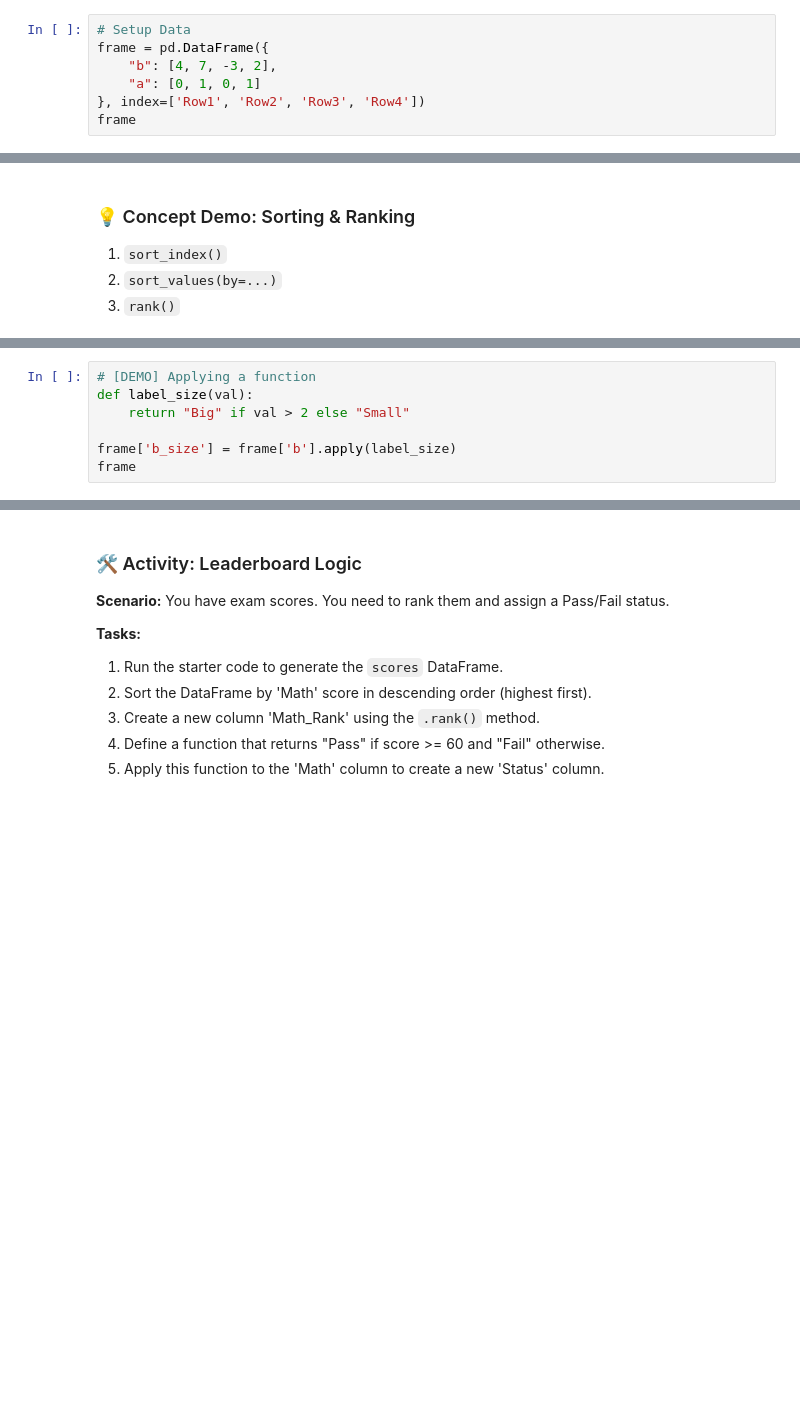
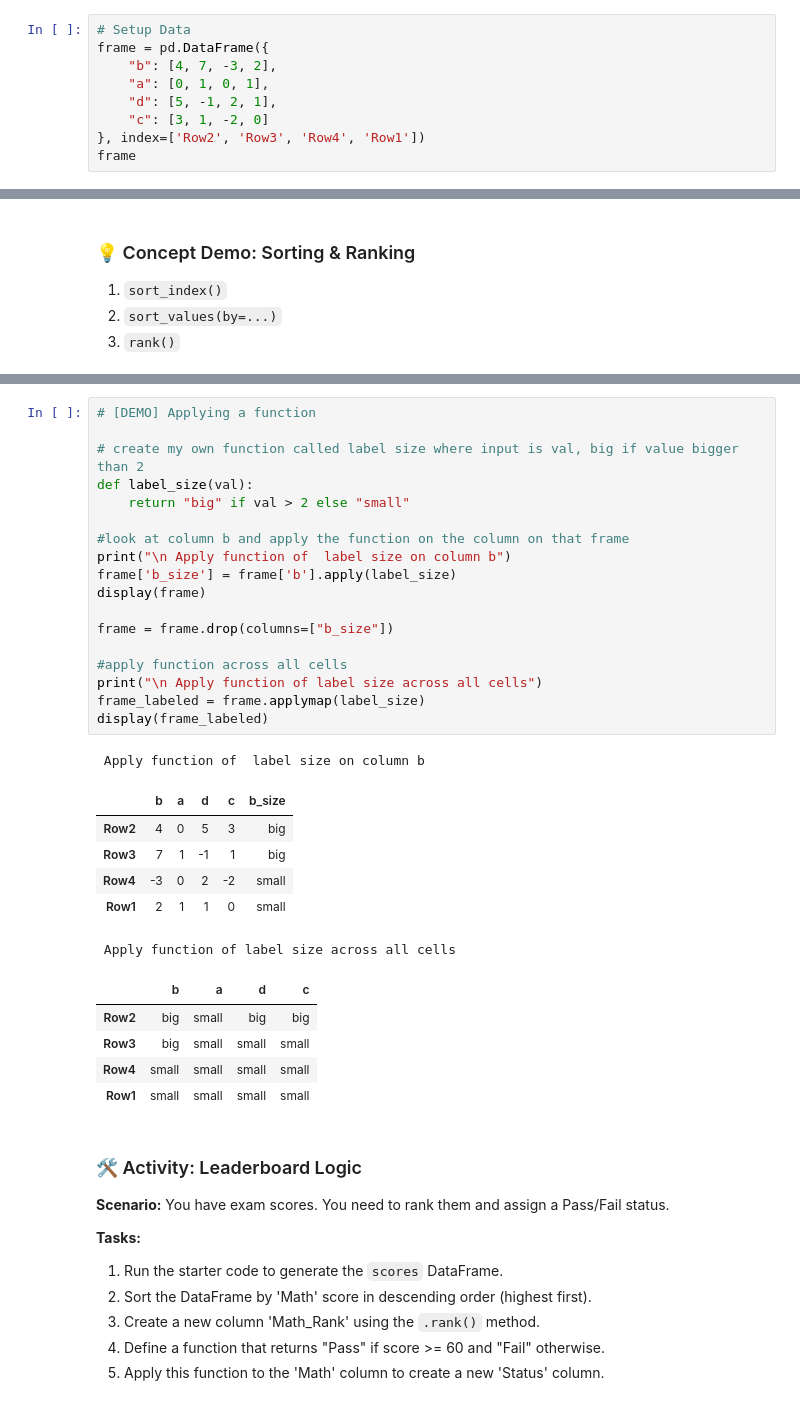
Before and after one commit to kennywong85/6m-data-1.7-intro-pandas, a Jupyter notebook: notebooks/pandas_lesson.ipynb, the cells around one changed output, grey strips where cells are left out. Saved outputs shown, nothing was run; the diff lists cells and outputs as text; blank space fills up the shorter version.

```diff
--- a/notebooks/pandas_lesson.ipynb
+++ b/notebooks/pandas_lesson.ipynb
@@ -354,6 +354,8 @@ By the end of this section, you will be able to:
 # Setup Data
 frame = pd.DataFrame({
     "b": [4, 7, -3, 2],
-    "a": [0, 1, 0, 1]
-}, index=['Row1', 'Row2', 'Row3', 'Row4'])
+    "a": [0, 1, 0, 1],
+    "d": [5, -1, 2, 1],
+    "c": [3, 1, -2, 0]
+}, index=['Row2', 'Row3', 'Row4', 'Row1'])
 frame
@@ -368,7 +372,0 @@ frame.sort_values(by="b")
-# %%
-# [DEMO] Applying a function
-def label_size(val):
-    return "Big" if val > 2 else "Small"
-
-frame['b_size'] = frame['b'].apply(label_size)
-frame
@@ -375,3 +407,34 @@ frame
+# %%
+# [DEMO] Applying a function
+
+# create my own function called label size where input is val, big if value bigger than 2
+def label_size(val):
+    return "big" if val > 2 else "small"
+
+#look at column b and apply the function on the column on that frame
+print("\n Apply function of  label size on column b")
+frame['b_size'] = frame['b'].apply(label_size)
+display(frame)
+
+frame = frame.drop(columns=["b_size"])
+
+#apply function across all cells
+print("\n Apply function of label size across all cells")
+frame_labeled = frame.applymap(label_size)
+display(frame_labeled)
+# %% [output]
+ Apply function of  label size on column b
+|  | b | a | d | c | b_size |
+| Row2 | 4 | 0 | 5 | 3 | big |
+| Row3 | 7 | 1 | -1 | 1 | big |
+| Row4 | -3 | 0 | 2 | -2 | small |
+| Row1 | 2 | 1 | 1 | 0 | small |
+ Apply function of label size across all cells
+|  | b | a | d | c |
+| Row2 | big | small | big | big |
+| Row3 | big | small | small | small |
+| Row4 | small | small | small | small |
+| Row1 | small | small | small | small |
 # %% [markdown]
 ### 🛠️ Activity: Leaderboard Logic
 
```
Also changed, not shown: parts of 3 cells of this notebook.
